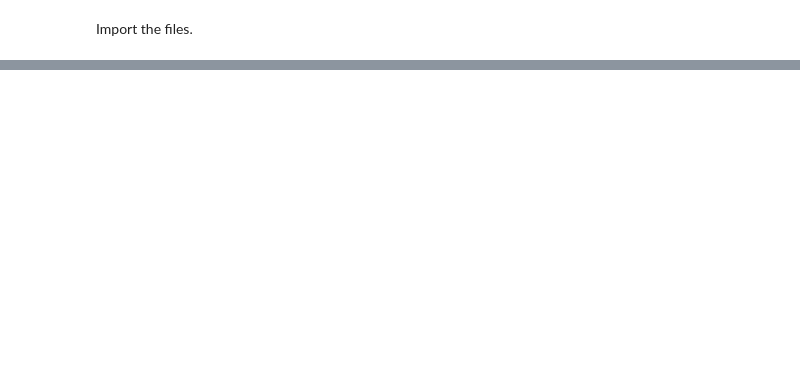
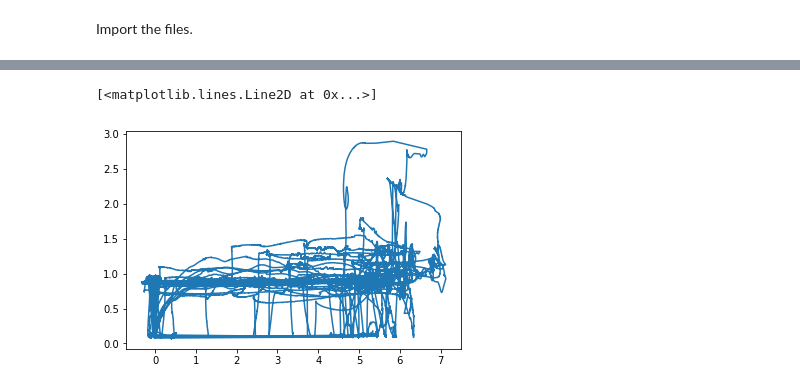
Before and after one commit to ahermassi/spirit, a Jupyter notebook: analysis/Analysis_Py3.ipynb, the cells around one changed output, grey strips where cells are left out. Saved outputs shown, nothing was run; the diff lists cells and outputs as text; code cells hidden in the pictures; blank space fills up the shorter version.

```diff
--- a/analysis/Analysis_Py3.ipynb
+++ b/analysis/Analysis_Py3.ipynb
@@ -96,0 +120,4 @@ def plot_targets(p_init=Coords(0, 0), p_final=Coords(0, 0), invert_x=True, inver
+# %%
+def extract_run_data(filename):
+    data = filename_regex.findall(filename)[0]
+    return RunData(ExperimentType(int(data[0])), int(data[1]), int(data[2]))
@@ -97,2 +158,17 @@ def plot_targets(p_init=Coords(0, 0), p_final=Coords(0, 0), invert_x=True, inver
+# %%
+def load_all():
+    filenames = get_usable_filenames()
+    frames = []
+    for filename in filenames:
+        df = pd.read_csv(filename, parse_dates=["time"])
+        data = extract_run_data(filename)
+        df["experiment"] = data.experiment
+        df["user"] = data.user
+        df["run"] = data.run
+        frames.append(df)
+    result = pd.concat(frames, ignore_index=True)
+    result.xn *= -1
+    result.yn *= -1
+    return result
 # %% [markdown]
 Import the files.
@@ -277,0 +252,2 @@ RunData(experiment=1, user=3, run=5)
+# %%
+results = load_all()
@@ -277,0 +263,5 @@ RunData(experiment=1, user=3, run=5)
+# %%
+plt.plot(results.yn, results.z)
+# %% [output]
+[<matplotlib.lines.Line2D at 0x...>]
+[figure, added]
```
Also changed, not shown: parts of 92 cells of this notebook.
